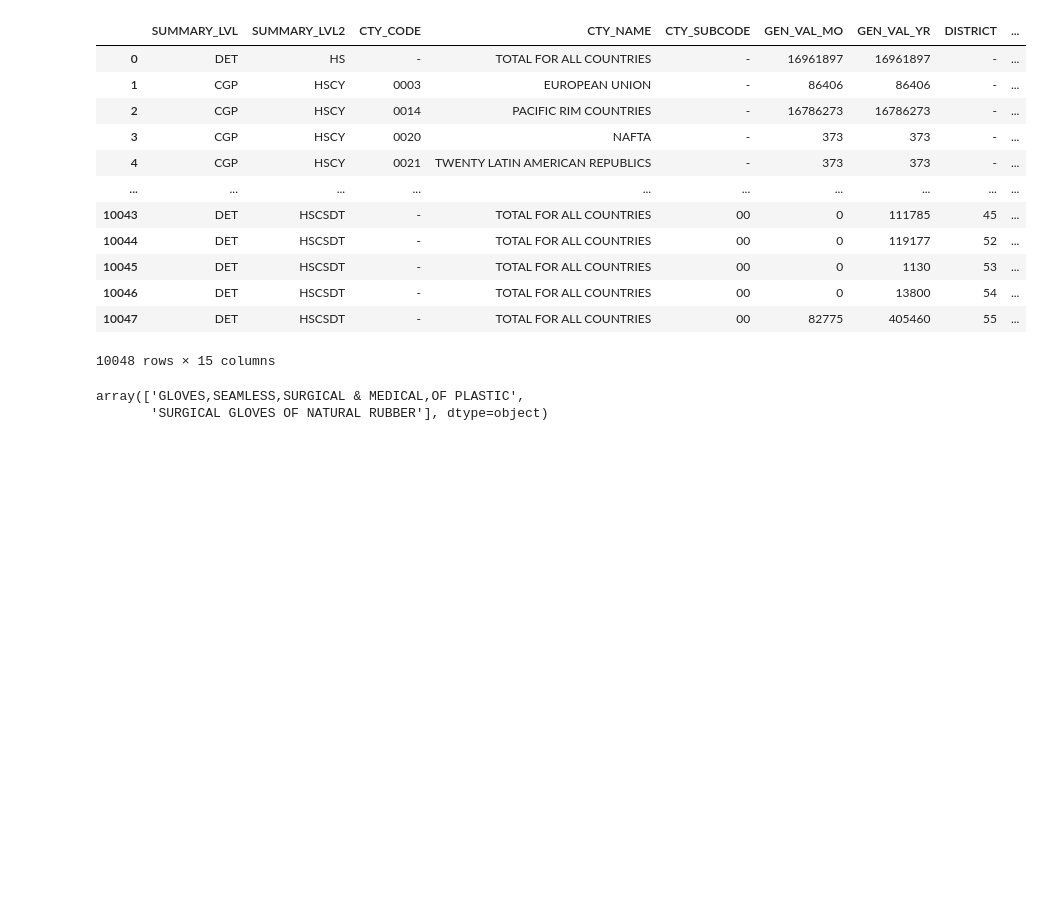
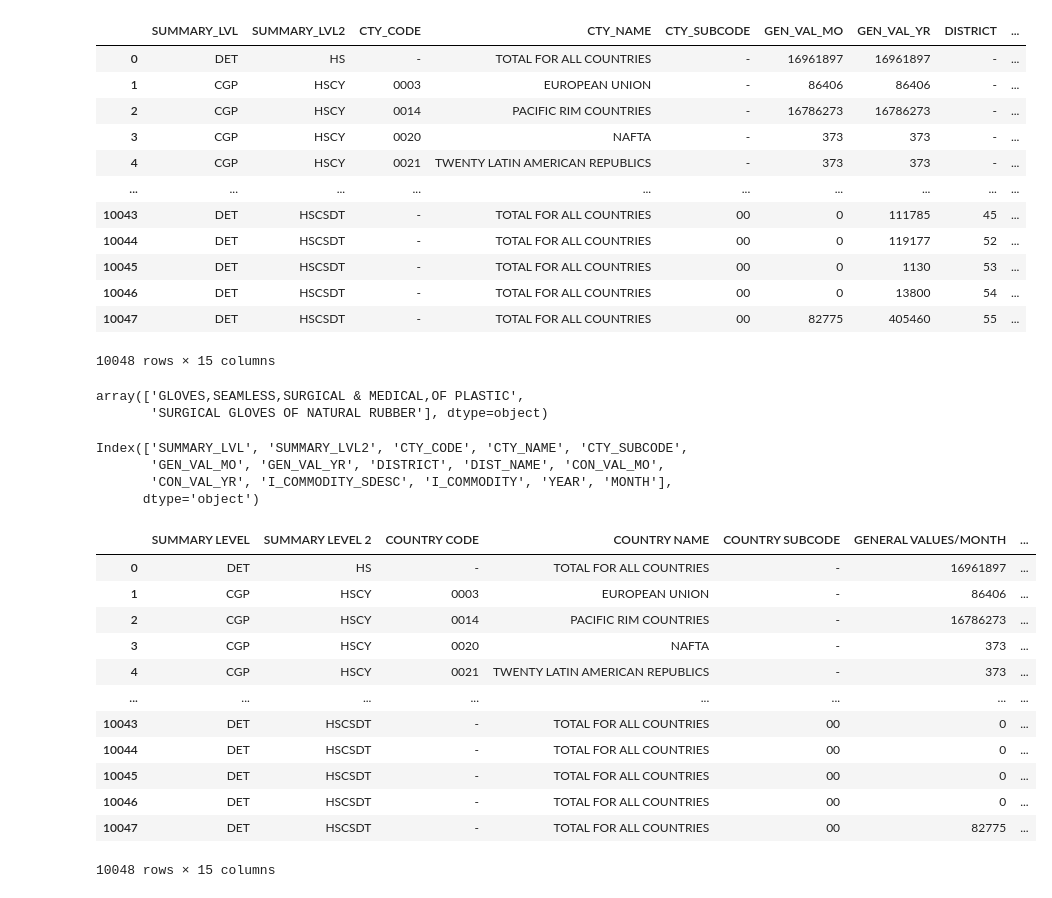
Before and after one commit to LaurenEGardner/bootcamp-project2, a Jupyter notebook: importAPI.ipynb, the cells around one changed output. Cells and saved outputs as stored; diff of their text form; code cells hidden in the pictures; blank space fills up the shorter version.

```diff
--- a/importAPI.ipynb
+++ b/importAPI.ipynb
@@ -88,6 +88,30 @@ importData['I_COMMODITY_SDESC'].unique()
 # %% [output]
 array(['GLOVES,SEAMLESS,SURGICAL & MEDICAL,OF PLASTIC',
        'SURGICAL GLOVES OF NATURAL RUBBER'], dtype=object)
+# %%
+importData.columns
+# %% [output]
+Index(['SUMMARY_LVL', 'SUMMARY_LVL2', 'CTY_CODE', 'CTY_NAME', 'CTY_SUBCODE',
+       'GEN_VAL_MO', 'GEN_VAL_YR', 'DISTRICT', 'DIST_NAME', 'CON_VAL_MO',
+       'CON_VAL_YR', 'I_COMMODITY_SDESC', 'I_COMMODITY', 'YEAR', 'MONTH'],
+      dtype='object')
+# %%
+importData = importData.rename(columns={"SUMMARY_LVL": "SUMMARY LEVEL", "SUMMARY_LVL2": "SUMMARY LEVEL 2", "CTY_CODE": "COUNTRY CODE", "CTY_NAME": "COUNTRY NAME", "CTY_SUBCODE": "COUNTRY SUBCODE", "GEN_VAL_MO": "GENERAL VALUES/MONTH", "GEN_VAL_YR": "GENERAL VALUES/YEAR", "DIST_NAME": "DISTRICT NAME", "CON_VAL_MO": "MONTHLY CONSUMPTION VALUE", "CON_VAL_YR": "YEARLY CONSUMPTION VALUE", "I_COMMODITY_SDESC": "COMMODITY DESCRIPTION", "I_COMMODITY": "COMMODITY"})
+importData
+# %% [output]
+|  | SUMMARY LEVEL | SUMMARY LEVEL 2 | COUNTRY CODE | COUNTRY NAME | COUNTRY SUBCODE | GENERAL VALUES/MONTH | ... |
+| 0 | DET | HS | - | TOTAL FOR ALL COUNTRIES | - | 16961897 | ... |
+| 1 | CGP | HSCY | 0003 | EUROPEAN UNION | - | 86406 | ... |
+| 2 | CGP | HSCY | 0014 | PACIFIC RIM COUNTRIES | - | 16786273 | ... |
+| 3 | CGP | HSCY | 0020 | NAFTA | - | 373 | ... |
+| 4 | CGP | HSCY | 0021 | TWENTY LATIN AMERICAN REPUBLICS | - | 373 | ... |
+| ... | ... | ... | ... | ... | ... | ... | ... |
+| 10043 | DET | HSCSDT | - | TOTAL FOR ALL COUNTRIES | 00 | 0 | ... |
+| 10044 | DET | HSCSDT | - | TOTAL FOR ALL COUNTRIES | 00 | 0 | ... |
+| 10045 | DET | HSCSDT | - | TOTAL FOR ALL COUNTRIES | 00 | 0 | ... |
+| 10046 | DET | HSCSDT | - | TOTAL FOR ALL COUNTRIES | 00 | 0 | ... |
+| 10047 | DET | HSCSDT | - | TOTAL FOR ALL COUNTRIES | 00 | 82775 | ... |
+10048 rows × 15 columns
 # %%
 # Save as a csv
 # Using encoding="utf-8" to avoid issues later
```
Also changed, not shown: 7 other files.
